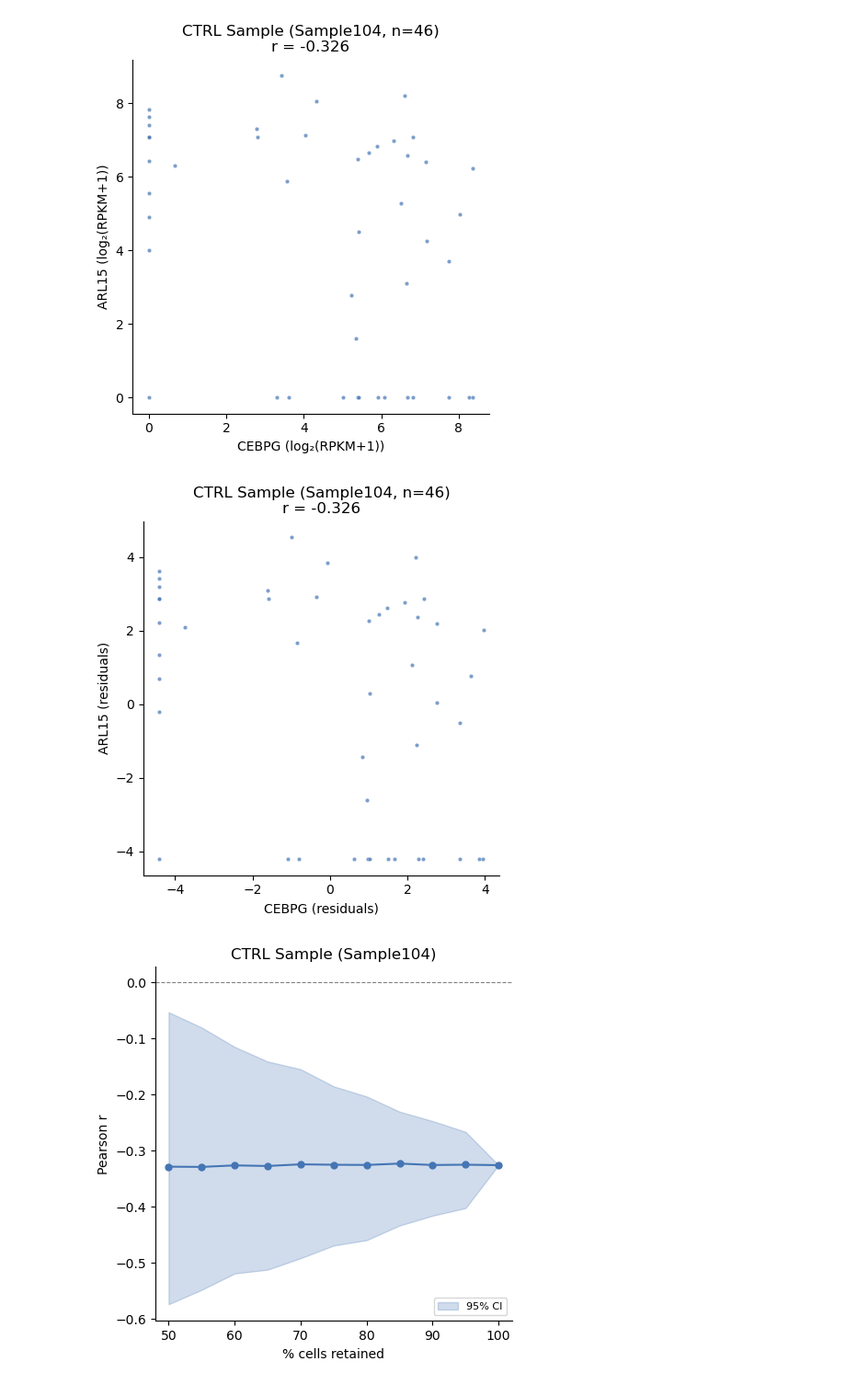
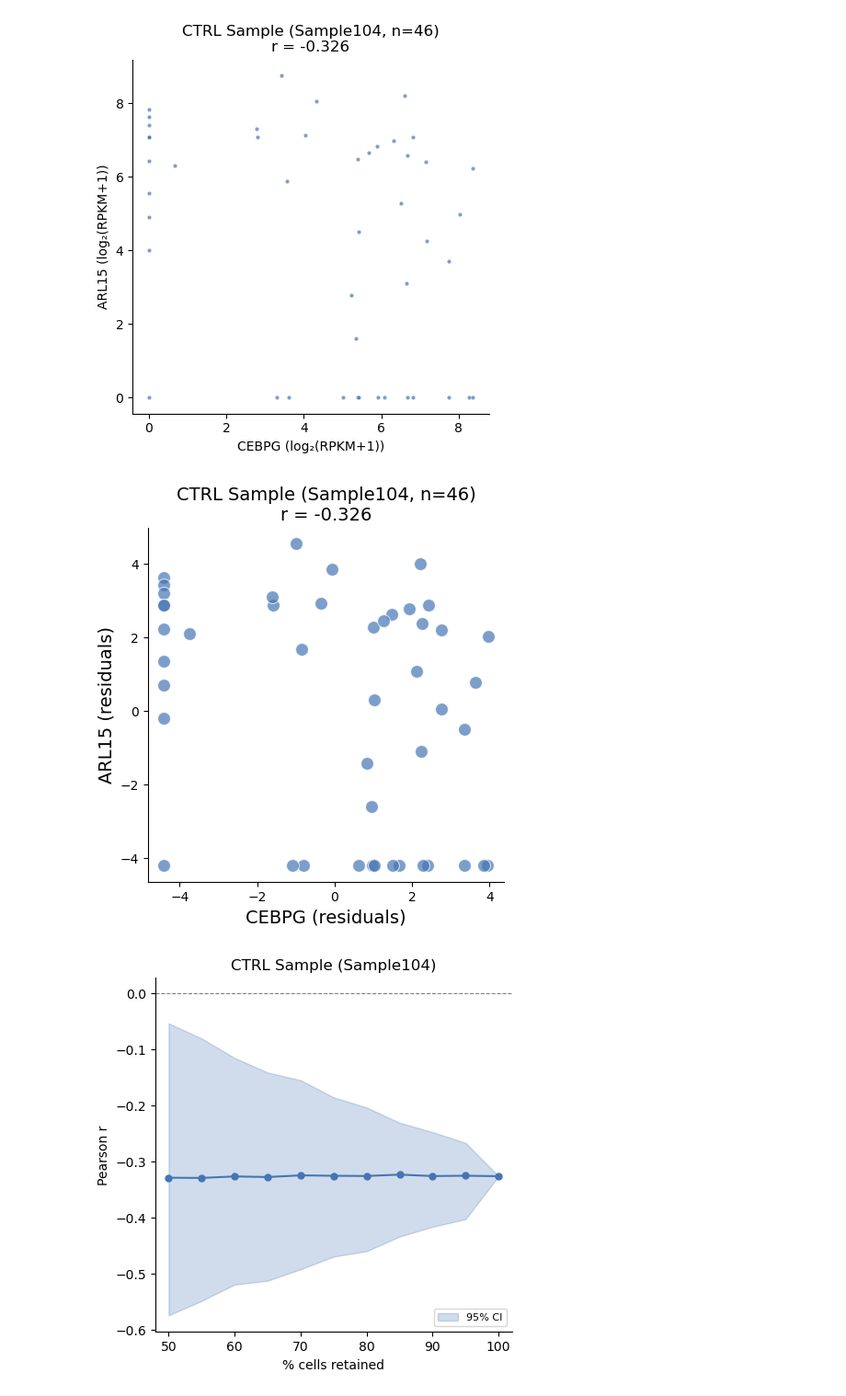
Before and after one commit to Leo-GG/dGCNA, a Jupyter notebook: 5_Example_pair.ipynb, the cells around one changed output. Shown at 92% size. Saved outputs shown, nothing was run; the diff lists cells and outputs as text; code cells hidden in the pictures.

```diff
--- a/5_Example_pair.ipynb
+++ b/5_Example_pair.ipynb
@@ -347,20 +329,20 @@ plt.savefig('Figure2/ctrl_expr.svg', bbox_inches='tight')
 # %%
 # B: Residuals (ctrl donor)
 # CV for dGCNA significant vs non-significant
 fig, ax = plt.subplots(figsize=(5, 5))
 
 r_resid_ctrl, _ = pearsonr(x_ctrl_donor, y_ctrl_donor)
 
-sns.scatterplot(x=x_ctrl_donor, y=y_ctrl_donor, alpha=0.7, s=10, color='#4575b4')
-ax.set_xlabel(f'{gene_a} (residuals)')
-ax.set_ylabel(f'{gene_b} (residuals)')
-ax.set_title(f'CTRL Sample ({largest_ctrl_donor}, n={largest_ctrl_n})\nr = {r_resid_ctrl:.3f}')
+sns.scatterplot(x=x_ctrl_donor, y=y_ctrl_donor, alpha=0.7, s=100, color='#4575b4')
+ax.set_xlabel(f'{gene_a} (residuals)', fontsize=14)
+ax.set_ylabel(f'{gene_b} (residuals)', fontsize=14)
+ax.set_title(f'CTRL Sample ({largest_ctrl_donor}, n={largest_ctrl_n})\nr = {r_resid_ctrl:.3f}', fontsize=14)
 ax.spines[['top', 'right']].set_visible(False)
 
-plt.savefig('Figure2/ctrl_residuals.png', dpi=200, bbox_inches='tight')
-plt.savefig('Figure2/ctrl_residuals.svg', bbox_inches='tight')
+plt.savefig('Figure1/ctrl_residuals.png', dpi=200, bbox_inches='tight')
+plt.savefig('Figure1/ctrl_residuals.svg', bbox_inches='tight')
 # %% [output]
-[figure, old version]
+[figure, new version]
 # %%
 # C: Subsampling (ctrl donor)
 fig, ax = plt.subplots(figsize=(5, 5))
```
Also changed, not shown: parts of 9 cells of this notebook, 8 other files.
